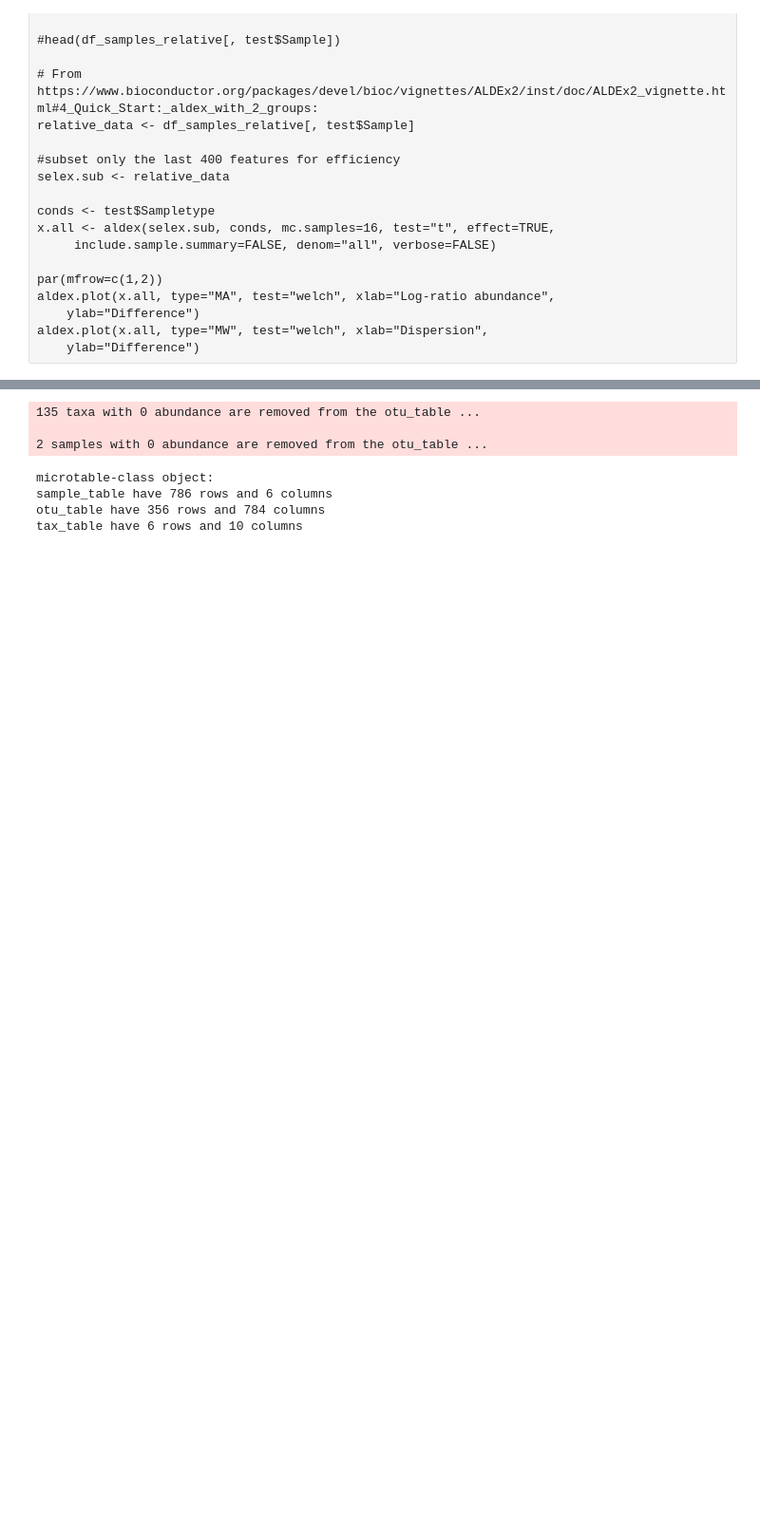
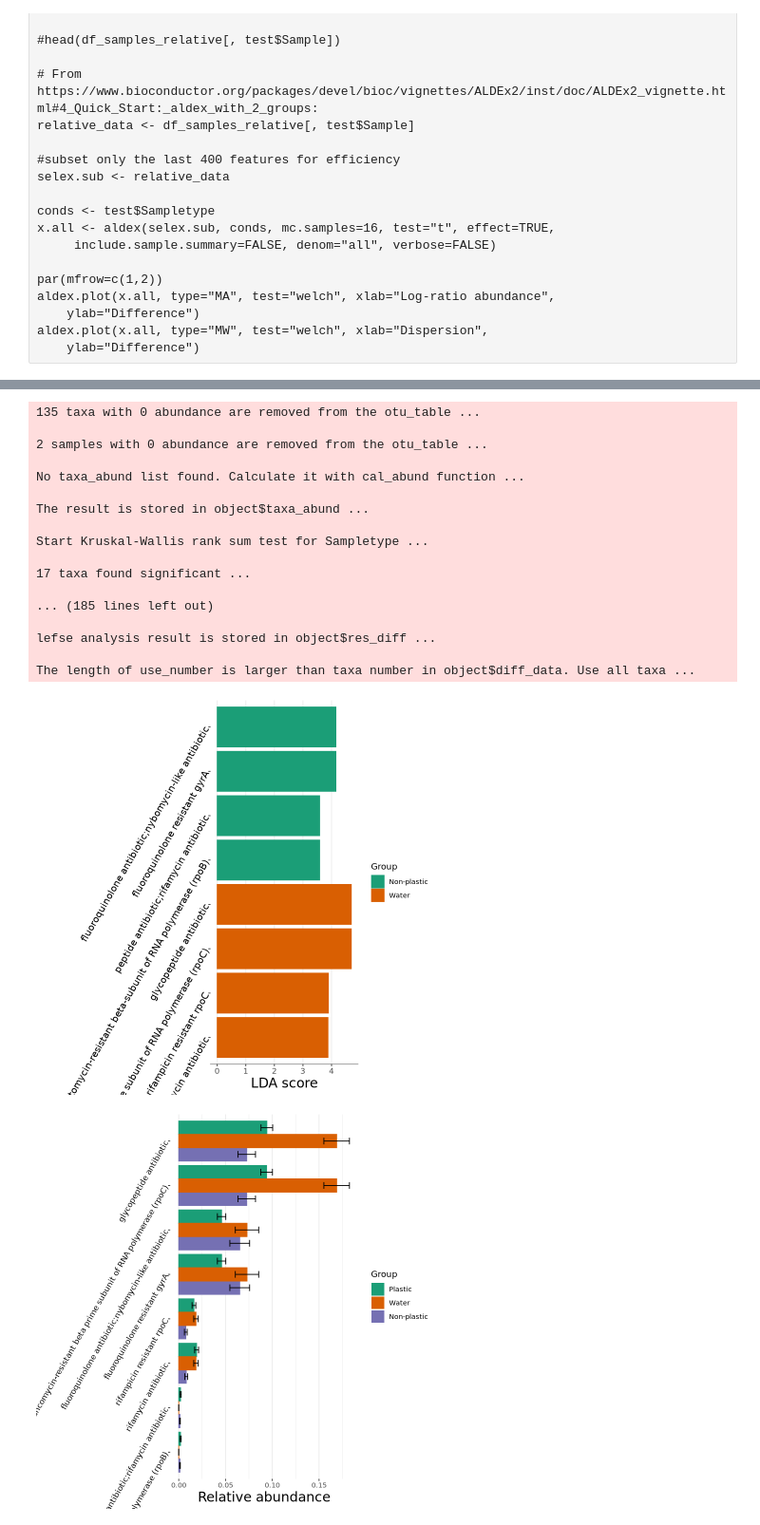
Before and after one commit to blomfelt/plastisphere, a Jupyter notebook: plastisphere.ipynb, the cells around one changed output, grey strips where cells are left out. Shown at 95% size. Saved outputs shown, nothing was run; the diff lists cells and outputs as text; code cells hidden in the pictures; blank space fills up the shorter version.

Commit message:
Add version before aldex rewrite of microeco

```diff
--- a/plastisphere.ipynb
+++ b/plastisphere.ipynb
@@ -666,30 +677,51 @@ aldex.plot(x.all, type="MW", test="welch", xlab="Dispersion",
 # %%
-# Microeco test
-library("microeco")
-
 # Create dataframes for testing it
 microeco_otutable <- df_relative %>%
     column_to_rownames("Description") %>%
     # Replace all NA:s with zeros?
     mutate_all(~replace(., is.na(.), 0))
 
 microeco_sampleinfo <- df_sample_metadata %>%
     dplyr::select(!contains(":")) %>%
     column_to_rownames("Sample")
 
 microeco_taxtable <- df_genes_metadata %>%
-    dplyr::select(!contains("_")) %>%
     column_to_rownames("Description") %>%
-    head()
-
+    dplyr::select("Resistance Mechanism", "Drug Class", "AMR Gene Family")
+# Taxtable:
+# AMR gene family: 47
+# Drug Class: 28
+# Resistance Mechanism: 6
 
 # Create the microtable-class object
-microtable$new(otu_table = microeco_otutable, sample_table = microeco_sampleinfo, tax_table = microeco_taxtable)
+mt <- microtable$new(otu_table = microeco_otutable, sample_table = microeco_sampleinfo, tax_table = microeco_taxtable)
+
+mt$tidy_dataset()
+
+# trans_diff
+t1 <- trans_diff$new(dataset = mt, method = "lefse", group = "Sampletype", alpha = 0.01, lefse_subgroup = NULL)
+#t1 <- trans_diff$new(dataset = mt, method = "ALDEx2_t", group = "Sampletype", alpha = 0.01)
+plot_t1 <- t1$plot_diff_bar(group_order = c("Plastic", "Non-plastic", "Water"))
+plot_t1 + theme(axis.text.y = element_text(angle = 60))
+
+t1$plot_diff_abund(use_number = 1:30) + theme(axis.text.y = element_text(angle = 60))
 # %% [output]
 135 taxa with 0 abundance are removed from the otu_table ...
 
 2 samples with 0 abundance are removed from the otu_table ...
+
+No taxa_abund list found. Calculate it with cal_abund function ...
+
+The result is stored in object$taxa_abund ...
+
+Start Kruskal-Wallis rank sum test for Sampletype ...
+
+17 taxa found significant ...
+
+... (185 lines left out)
+
+lefse analysis result is stored in object$res_diff ...
+
+The length of use_number is larger than taxa number in object$diff_data. Use all taxa ...
-microtable-class object:
-sample_table have 786 rows and 6 columns
-otu_table have 356 rows and 784 columns
-tax_table have 6 rows and 10 columns
+[figure, added]
+[figure, added]
```
Also changed, not shown: parts of 11 cells of this notebook.
